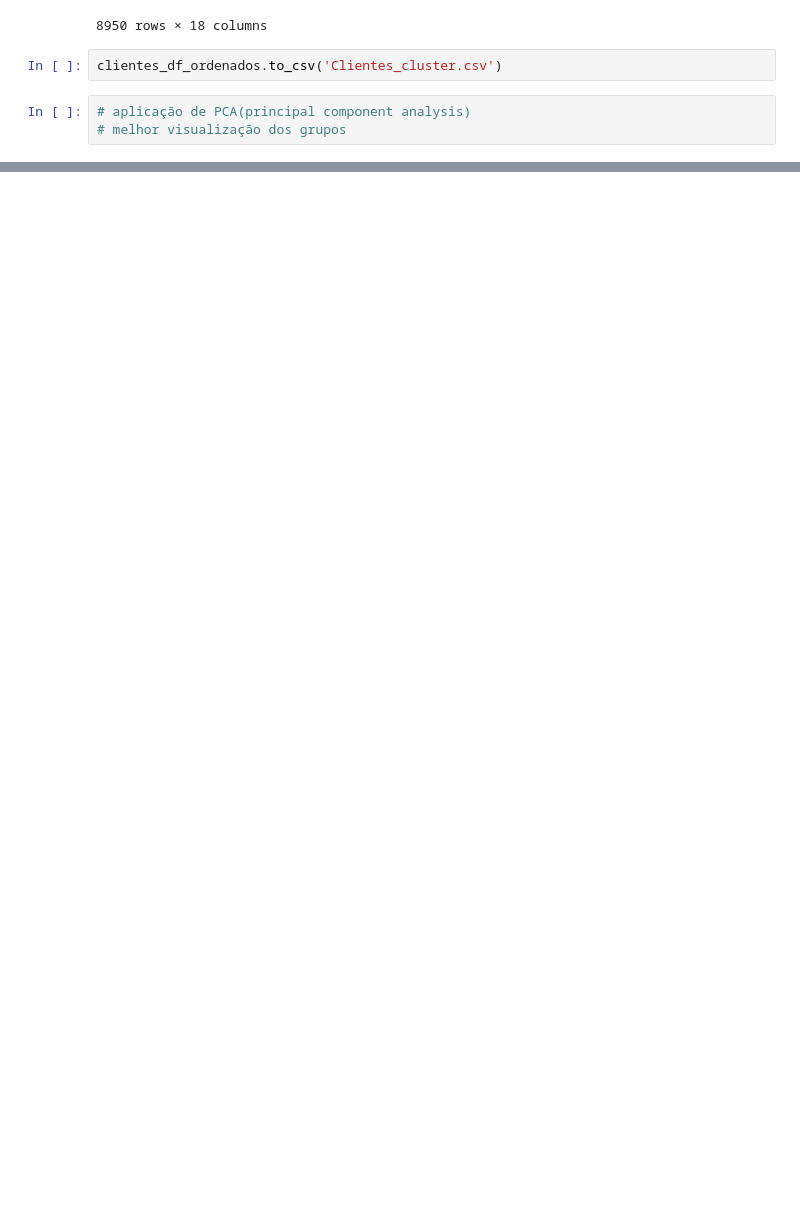
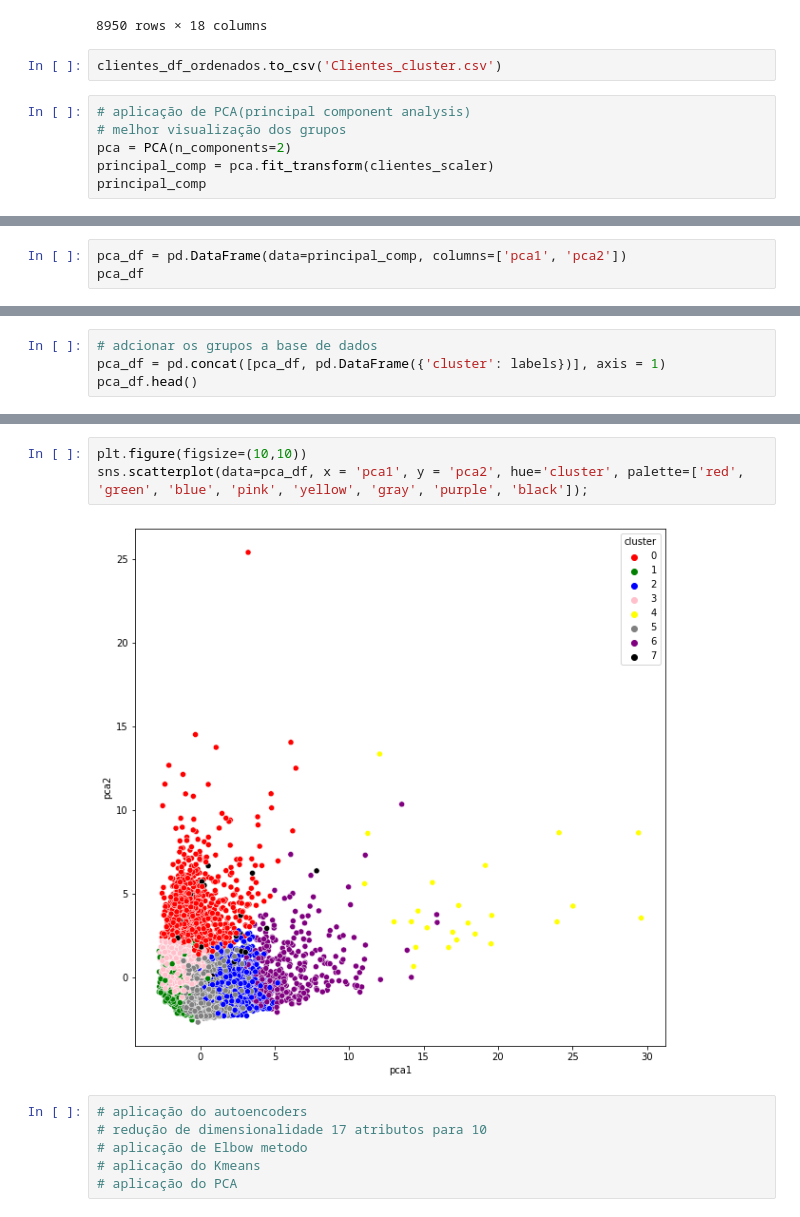
Before and after one commit to caiquemiranda/machine-learning-business-python, a Jupyter notebook: M-department.ipynb, the cells around one changed output, grey strips where cells are left out. Cells and saved outputs as stored; diff of their text form; blank space fills up the shorter version.

```diff
--- a/M-department.ipynb
+++ b/M-department.ipynb
@@ -351,3 +351,6 @@ clientes_df_ordenados.to_csv('Clientes_cluster.csv')
 # %%
 # aplicação de PCA(principal component analysis)
 # melhor visualização dos grupos
+pca = PCA(n_components=2)
+principal_comp = pca.fit_transform(clientes_scaler)
+principal_comp
@@ -353,0 +365,3 @@ clientes_df_ordenados.to_csv('Clientes_cluster.csv')
+# %%
+pca_df = pd.DataFrame(data=principal_comp, columns=['pca1', 'pca2'])
+pca_df
@@ -353,0 +382,4 @@ clientes_df_ordenados.to_csv('Clientes_cluster.csv')
+# %%
+# adcionar os grupos a base de dados
+pca_df = pd.concat([pca_df, pd.DataFrame({'cluster': labels})], axis = 1)
+pca_df.head()
@@ -353,0 +393,11 @@ clientes_df_ordenados.to_csv('Clientes_cluster.csv')
+# %%
+plt.figure(figsize=(10,10))
+sns.scatterplot(data=pca_df, x = 'pca1', y = 'pca2', hue='cluster', palette=['red', 'green', 'blue', 'pink', 'yellow', 'gray', 'purple', 'black']);
+# %% [output]
+[figure, added]
+# %%
+# aplicação do autoencoders
+# redução de dimensionalidade 17 atributos para 10
+# aplicação de Elbow metodo
+# aplicação do Kmeans
+# aplicação do PCA
```
Also changed, not shown: parts of 26 cells of this notebook, 1 other file.
